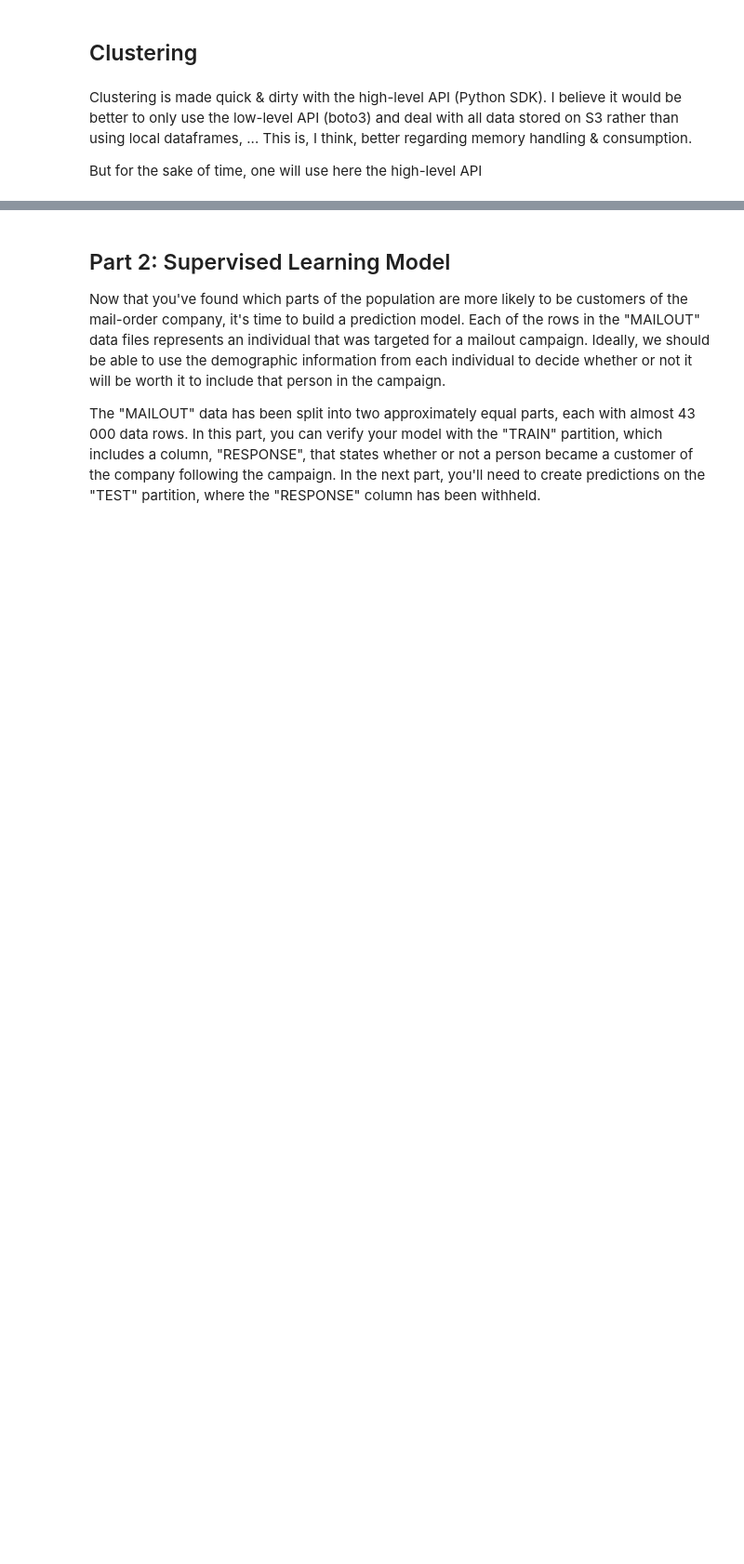
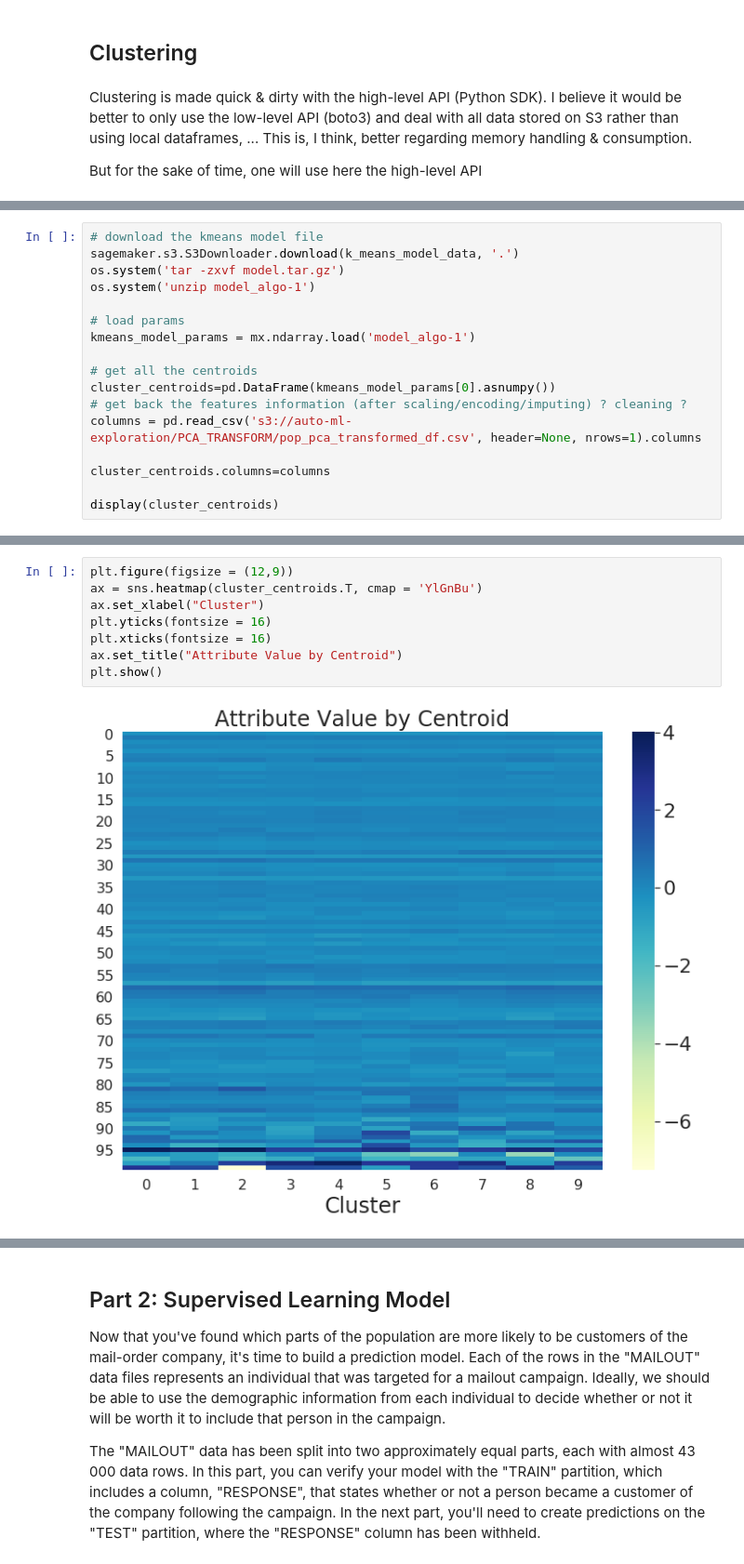
Before and after one commit to FenryrMKIII/udacity-ML-captstone, a Jupyter notebook: Arvato Project Workbook_LighProcessing_Pipeline.ipynb, the cells around one changed output, grey strips where cells are left out. Shown at 93% size. Drawn from its saved outputs; the diff is of its cells as text; blank space fills up the shorter version.

```diff
--- a/Arvato Project Workbook_LighProcessing_Pipeline.ipynb
+++ b/Arvato Project Workbook_LighProcessing_Pipeline.ipynb
@@ -643,0 +790,17 @@ fig = g.get_figure()
+# %%
+# download the kmeans model file
+sagemaker.s3.S3Downloader.download(k_means_model_data, '.')
+os.system('tar -zxvf model.tar.gz')
+os.system('unzip model_algo-1')
+
+# load params
+kmeans_model_params = mx.ndarray.load('model_algo-1')
+
+# get all the centroids
+cluster_centroids=pd.DataFrame(kmeans_model_params[0].asnumpy())
+# get back the features information (after scaling/encoding/imputing) ? cleaning ?
+columns = pd.read_csv('s3://auto-ml-exploration/PCA_TRANSFORM/pop_pca_transformed_df.csv', header=None, nrows=1).columns
+
+cluster_centroids.columns=columns
+
+display(cluster_centroids)
@@ -643,0 +820,10 @@ fig = g.get_figure()
+# %%
+plt.figure(figsize = (12,9))
+ax = sns.heatmap(cluster_centroids.T, cmap = 'YlGnBu')
+ax.set_xlabel("Cluster")
+plt.yticks(fontsize = 16)
+plt.xticks(fontsize = 16)
+ax.set_title("Attribute Value by Centroid")
+plt.show()
+# %% [output]
+[figure, added]
```
Also changed, not shown: parts of 117 cells of this notebook, 3 other files.
